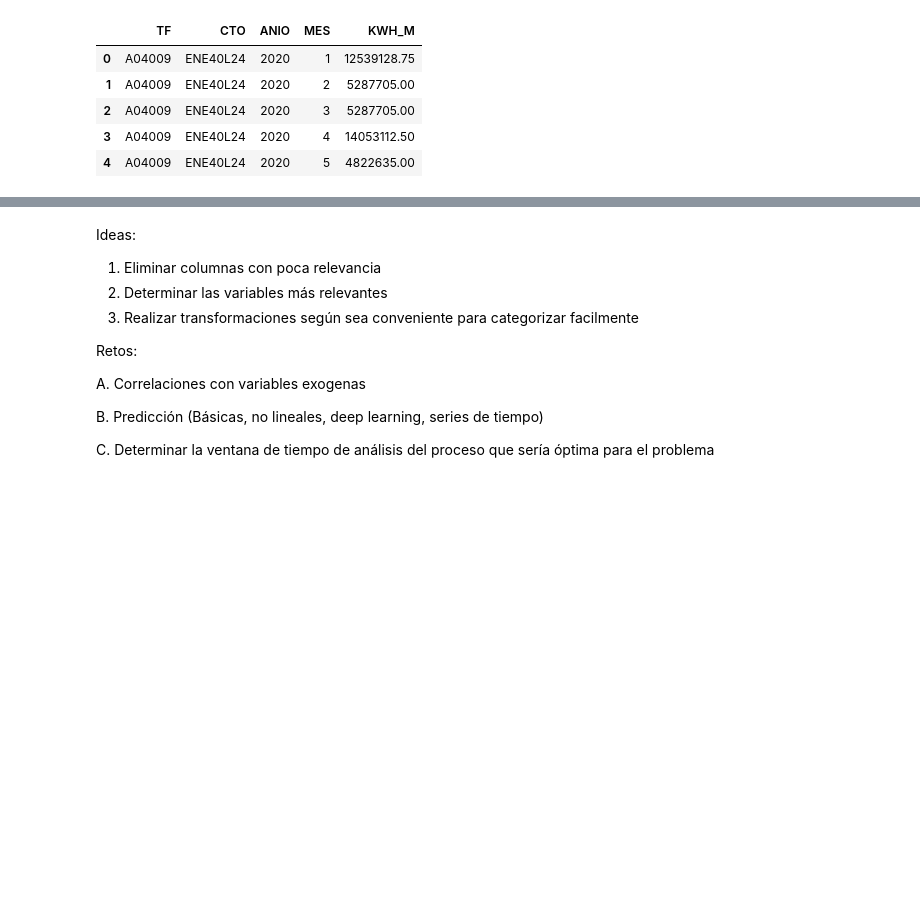
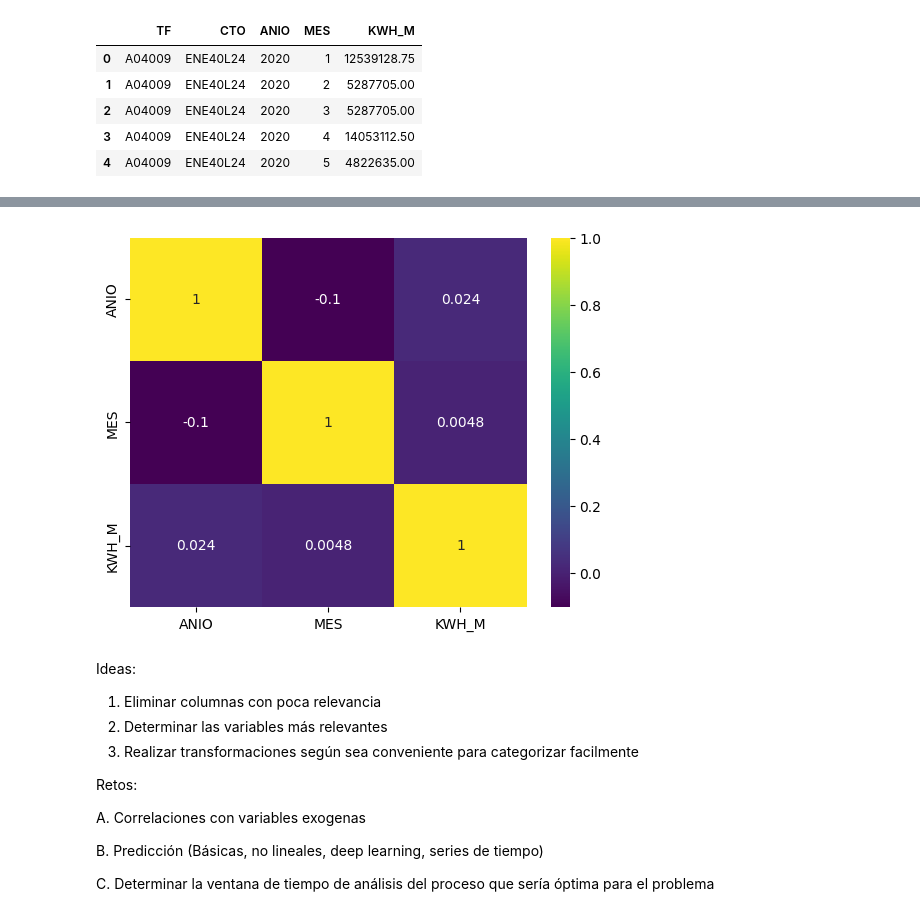
Before and after one commit to alvillegasru/Proyeccion_Energia, a Jupyter notebook: Cuaderno/ProyeccionDemanda.ipynb, the cells around one changed output, grey strips where cells are left out. Cells and saved outputs as stored; diff of their text form; code cells hidden in the pictures; blank space fills up the shorter version.

```diff
--- a/Cuaderno/ProyeccionDemanda.ipynb
+++ b/Cuaderno/ProyeccionDemanda.ipynb
@@ -177,5 +150,7 @@ plt.show()
 energias_fil_TRF = energias.groupby(['TF','CTO', 'ANIO', 'MES']).agg({'KWH_M': 'sum'}).reset_index()
 energias_fil_13_2 = energias_fil_TRF[energias_fil_TRF['CTO'].str[3:5]=='23'].reset_index(drop=True)
 energias_fil_13_2['SUB'] = energias_fil_13_2['CTO'].str[:3].reset_index(drop=True)
+energias_fil_13_2['KWH_M'] = energias_fil_13_2['KWH_M'].astype(float)
+energias_fil_13_2.info()
 energias_fil_13_2.head()
 # %% [output]
@@ -205,0 +176,10 @@ memory usage: 794.3+ KB
+# %%
+#Filtrado por subestación Manizales (MAN)
+energias_MAN = energias_fil_13_2[energias_fil_13_2['SUB'].isin(['MAN','PSO','CHI','ENE','AZA'])].reset_index(drop=True)
+# Datos faltantes o no numéricos.
+print("Tamaño de datos "+  str(energias_MAN.shape)+", que contienen ")
+print("NAN values      = " + str(energias_MAN.isna().sum().sum() ) )  # NAN values
+count = energias_MAN.isnull().sum()
+print("Null values     =  \n" + str(count)) # null values
+print('\nInfo dataframe:')
+energias_MAN.info()
@@ -206,3 +204,9 @@ memory usage: 794.3+ KB
+# %%
+matriz_correlacion = energias_MAN[['ANIO','MES','KWH_M']].corr()
+sns.heatmap(matriz_correlacion, annot=True, cmap='viridis')
+plt.show()
+# %% [output]
+[figure, added]
 # %% [markdown]
 Ideas:
 
```
Also changed, not shown: parts of 10 cells of this notebook.
